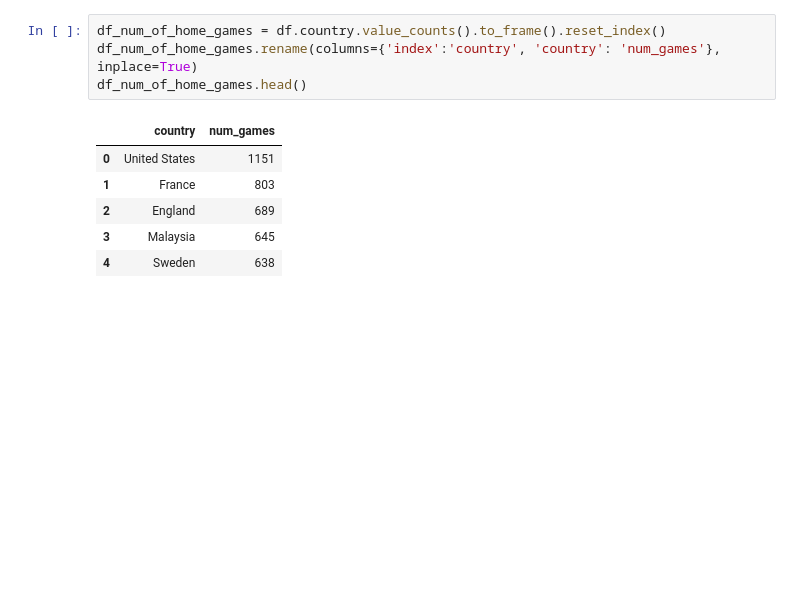
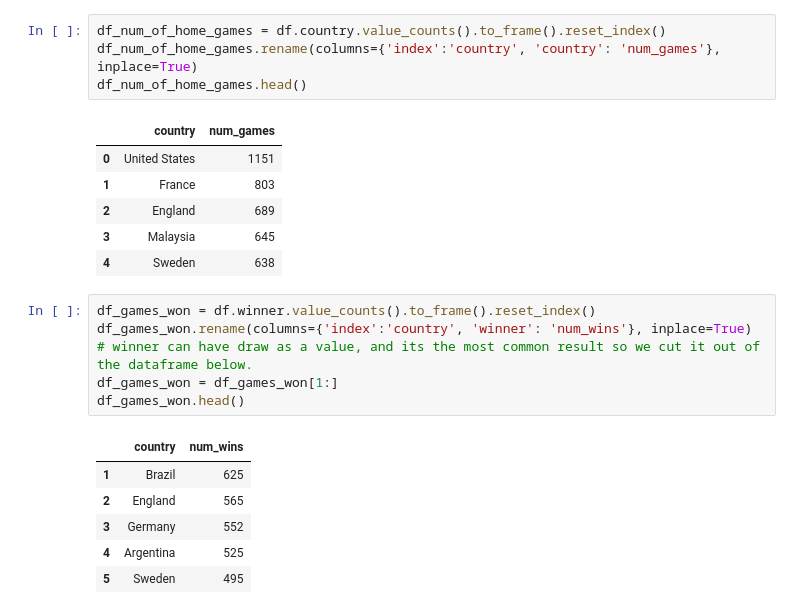
Before and after one commit to DanielPDWalker/Football-Data-Geographical-Plotting, a Jupyter notebook: International Football Geographical Plotting.ipynb, the cells around one changed output. Saved outputs shown, nothing was run; the diff lists cells and outputs as text; blank space fills up the shorter version.

```diff
--- a/International Football Geographical Plotting.ipynb
+++ b/International Football Geographical Plotting.ipynb
@@ -61,6 +61,19 @@ df_num_of_home_games.head()
 | 2 | England | 689 |
 | 3 | Malaysia | 645 |
 | 4 | Sweden | 638 |
+# %%
+df_games_won = df.winner.value_counts().to_frame().reset_index()
+df_games_won.rename(columns={'index':'country', 'winner': 'num_wins'}, inplace=True)
+# winner can have draw as a value, and its the most common result so we cut it out of the dataframe below.
+df_games_won = df_games_won[1:]
+df_games_won.head()
+# %% [output]
+|  | country | num_wins |
+| 1 | Brazil | 625 |
+| 2 | England | 565 |
+| 3 | Germany | 552 |
+| 4 | Argentina | 525 |
+| 5 | Sweden | 495 |
 # %%
 fig = px.choropleth(df_num_of_home_games, locationmode='country names', locations="country", color='num_games',
                     hover_name="country", color_continuous_scale=px.colors.sequential.Blues)
```
Also changed, not shown: parts of 3 cells of this notebook.
